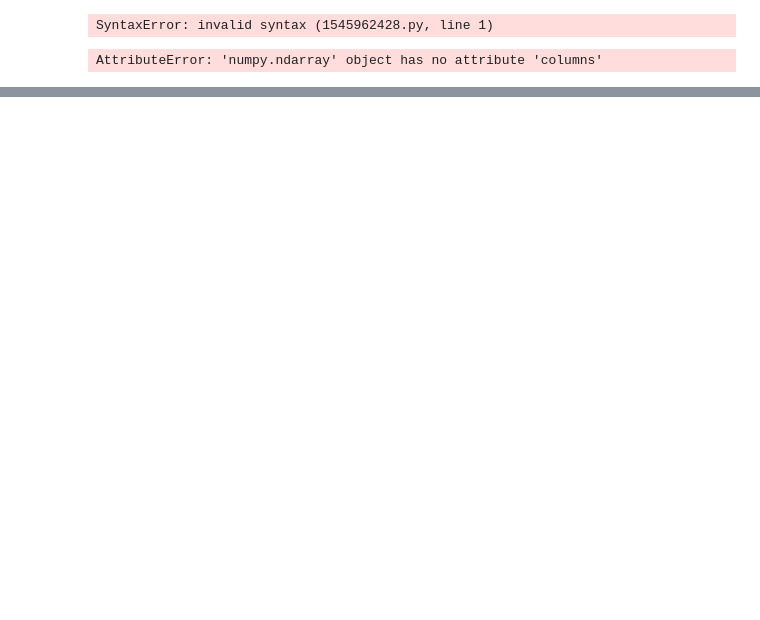
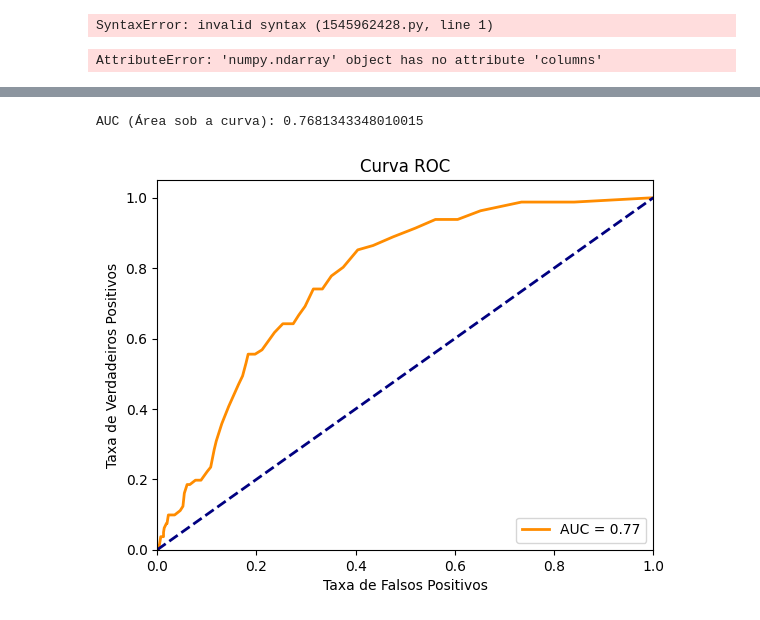
Before and after one commit to guilhermevaz8/LungCancer, a Jupyter notebook: LabIACD.ipynb, the cells around one changed output, grey strips where cells are left out. Saved outputs shown, nothing was run; the diff lists cells and outputs as text; code cells hidden in the pictures; blank space fills up the shorter version.

```diff
--- a/LabIACD.ipynb
+++ b/LabIACD.ipynb
@@ -485,0 +508,27 @@ AttributeError: 'numpy.ndarray' object has no attribute 'columns'
+# %%
+from sklearn.metrics import roc_auc_score
+from sklearn.metrics import roc_curve
+
+# Calcula a AUC
+y_prob = rf_model.predict_proba(X_test)[:, 1]  # Probabilidades da classe positiva
+auc = roc_auc_score(y_test, y_prob)
+print("AUC (Área sob a curva):", auc)
+
+
+# Calcula a curva ROC
+fpr, tpr, thresholds = roc_curve(y_test, y_prob)
+
+# Plot da curva ROC
+plt.figure()
+plt.plot(fpr, tpr, color='darkorange', lw=2, label=f'AUC = {auc:.2f}')
+plt.plot([0, 1], [0, 1], color='navy', lw=2, linestyle='--')
+plt.xlim([0.0, 1.0])
+plt.ylim([0.0, 1.05])
+plt.xlabel('Taxa de Falsos Positivos')
+plt.ylabel('Taxa de Verdadeiros Positivos')
+plt.title('Curva ROC')
+plt.legend(loc="lower right")
+plt.show()
+# %% [output]
+AUC (Área sob a curva): 0.7681343348010015
+[figure, added]
```
Also changed, not shown: parts of 3 cells of this notebook.
